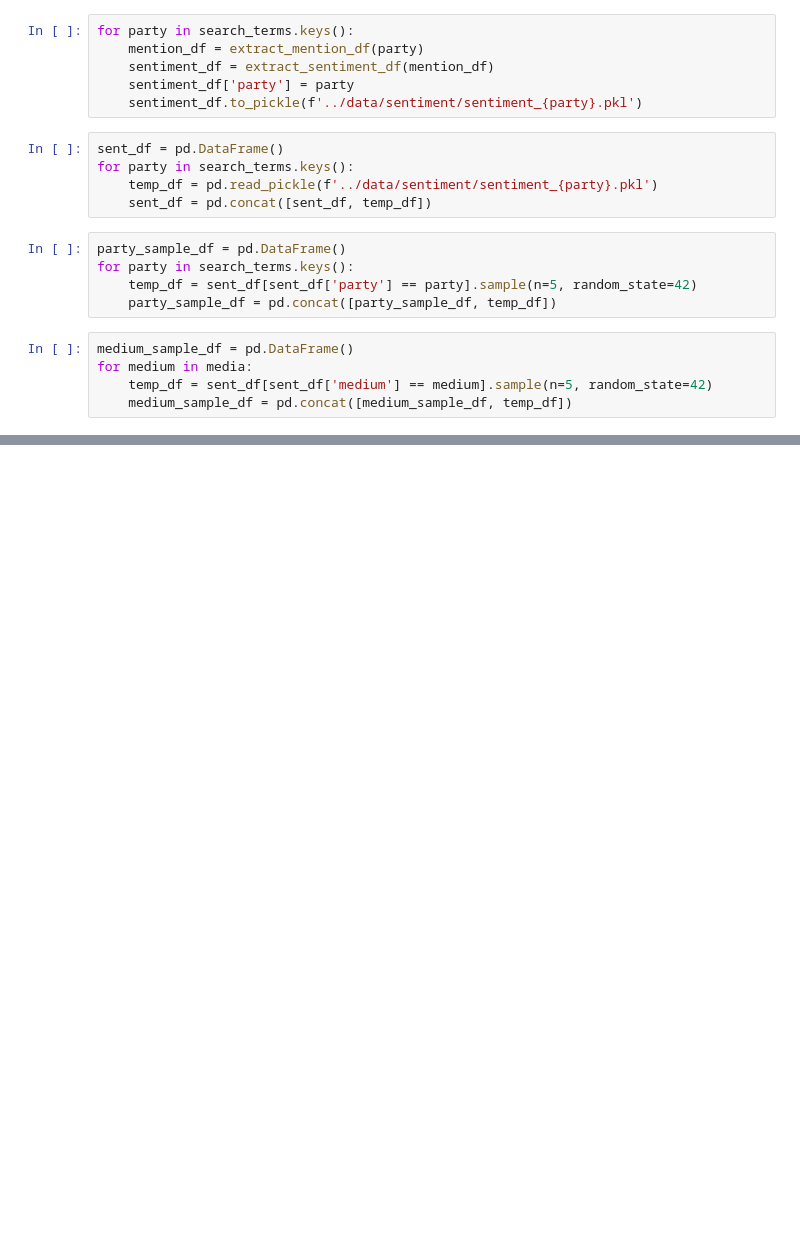
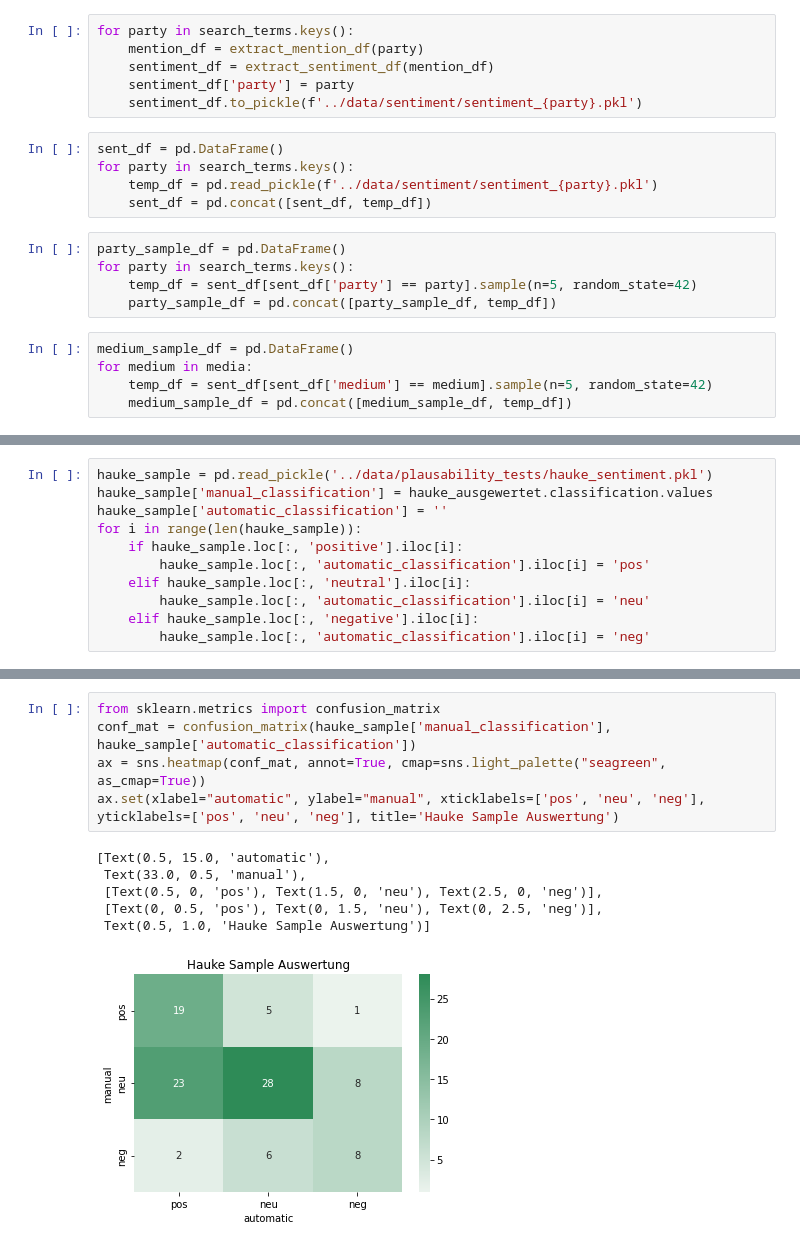
Before and after one commit to haukesteffen/media_bias_video_journalism, a Jupyter notebook: src/sentiment_analysis.ipynb, the cells around one changed output, grey strips where cells are left out. Saved outputs shown, nothing was run; the diff lists cells and outputs as text; blank space fills up the shorter version.

```diff
--- a/src/sentiment_analysis.ipynb
+++ b/src/sentiment_analysis.ipynb
@@ -360,0 +544,11 @@ Name: transcript, dtype: int64
+# %%
+hauke_sample = pd.read_pickle('../data/plausability_tests/hauke_sentiment.pkl')
+hauke_sample['manual_classification'] = hauke_ausgewertet.classification.values
+hauke_sample['automatic_classification'] = ''
+for i in range(len(hauke_sample)):
+    if hauke_sample.loc[:, 'positive'].iloc[i]:
+        hauke_sample.loc[:, 'automatic_classification'].iloc[i] = 'pos'
+    elif hauke_sample.loc[:, 'neutral'].iloc[i]:
+        hauke_sample.loc[:, 'automatic_classification'].iloc[i] = 'neu'
+    elif hauke_sample.loc[:, 'negative'].iloc[i]:
+        hauke_sample.loc[:, 'automatic_classification'].iloc[i] = 'neg'
@@ -360,0 +568,12 @@ Name: transcript, dtype: int64
+# %%
+from sklearn.metrics import confusion_matrix
+conf_mat = confusion_matrix(hauke_sample['manual_classification'], hauke_sample['automatic_classification'])
+ax = sns.heatmap(conf_mat, annot=True, cmap=sns.light_palette("seagreen", as_cmap=True))
+ax.set(xlabel="automatic", ylabel="manual", xticklabels=['pos', 'neu', 'neg'], yticklabels=['pos', 'neu', 'neg'], title='Hauke Sample Auswertung')
+# %% [output]
+[Text(0.5, 15.0, 'automatic'),
+ Text(33.0, 0.5, 'manual'),
+ [Text(0.5, 0, 'pos'), Text(1.5, 0, 'neu'), Text(2.5, 0, 'neg')],
+ [Text(0, 0.5, 'pos'), Text(0, 1.5, 'neu'), Text(0, 2.5, 'neg')],
+ Text(0.5, 1.0, 'Hauke Sample Auswertung')]
+[figure, added]
```
Also changed, not shown: parts of 15 cells of this notebook, 1 other file.
